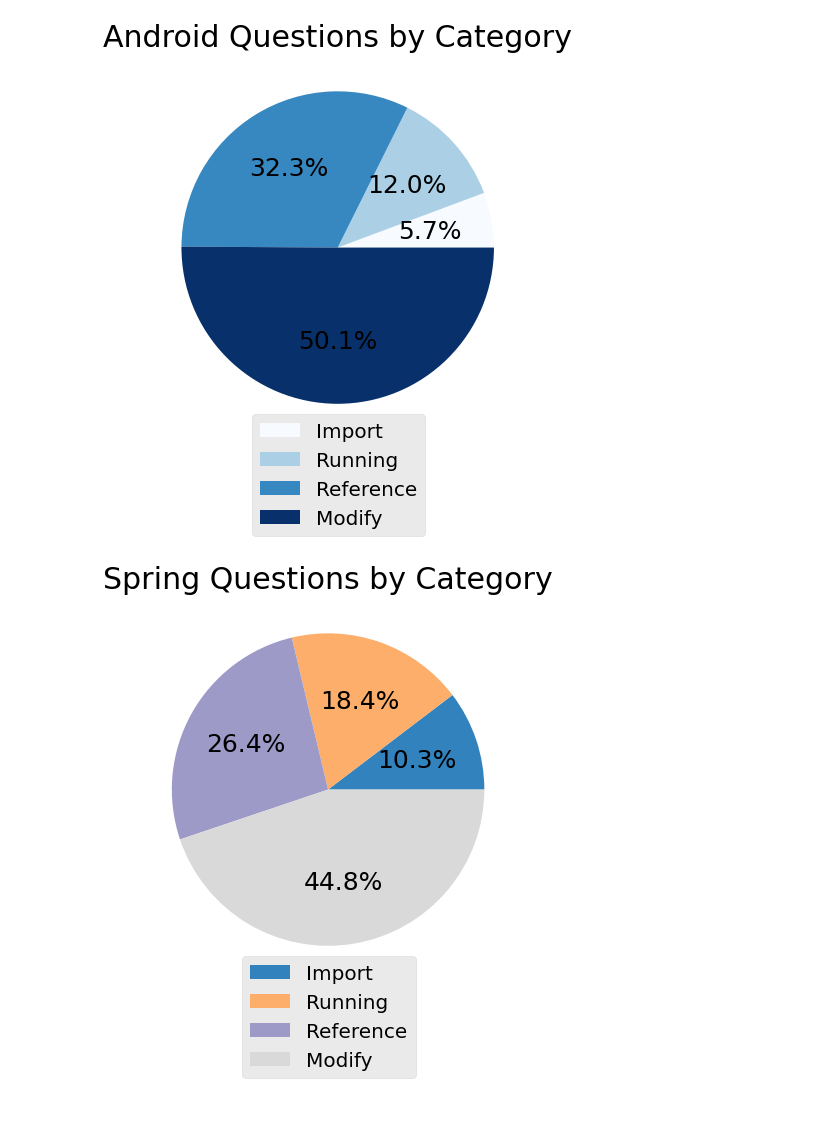
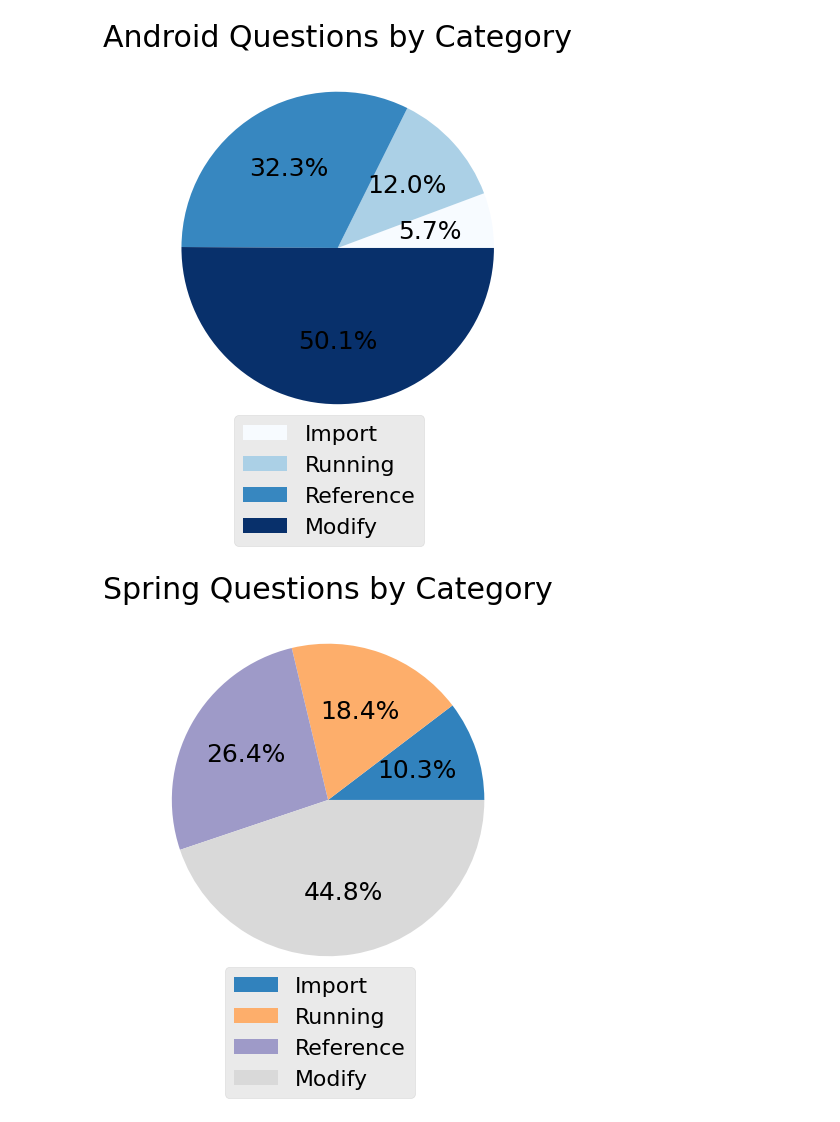
Before and after one commit to researchgroupsoma/SBES2022-CodeSamples, a Jupyter notebook: JSS/graficos stackoverflow/Untitled.ipynb, the cells around one changed output. Saved outputs shown, nothing was run; the diff lists cells and outputs as text; code cells hidden in the pictures.

Commit message:
Alterando tamanho da Legenda do grafico do JSS

```diff
--- a/JSS/graficos stackoverflow/Untitled.ipynb
+++ b/JSS/graficos stackoverflow/Untitled.ipynb
@@ -30,17 +30,17 @@ df2.to_csv("spring_questions.csv")
 # %%
 pie1 = df1.plot(kind="pie", y="Questions", colormap="Blues", autopct="%1.1f%%", fontsize=25, figsize=(7,10), legend=True, labeldistance=None)
 pie1.set_title("Android Questions by Category", fontsize=30)
 pie1.set_ylabel("")
-pie1.legend(prop={"size":20}, bbox_to_anchor=(0.75,0.1))
+pie1.legend(prop={"size":22}, bbox_to_anchor=(0.75,0.1))
 # pie1.set_bgcolor("lightslategray")
 pie1.figure.savefig("android_questions_category_pie.pdf" )
 # %% [output]
-[figure, old version]
+[figure, new version]
 # %%
 pie2 = df2.plot(kind="pie", y="Questions", colormap="tab20c", autopct="%1.1f%%", fontsize=25, figsize=(7,10), legend=True, labeldistance=None)
 pie2.set_title("Spring Questions by Category", fontsize=30)
 pie2.set_ylabel("")
-pie2.legend(prop={"size":20}, bbox_to_anchor=(0.75,0.1))
+pie2.legend(prop={"size":22}, bbox_to_anchor=(0.75,0.1))
 pie2.figure.savefig("spring_questions_category_pie.pdf")
 # %% [output]
-[figure, old version]
+[figure, new version]
```
Also changed, not shown: 2 other files.
